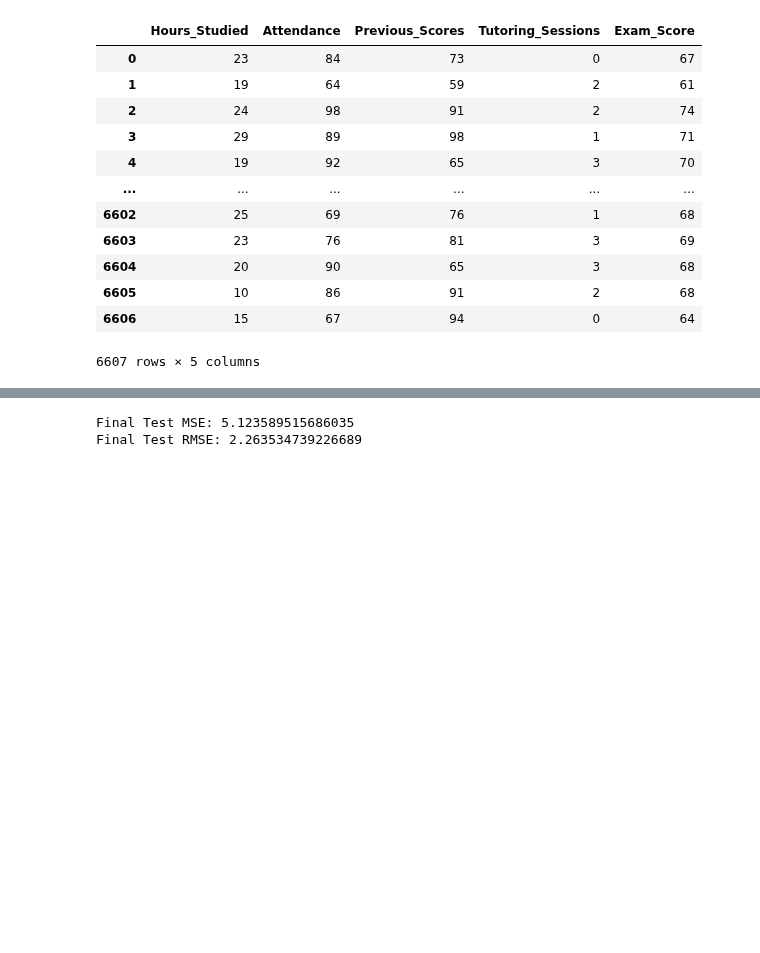
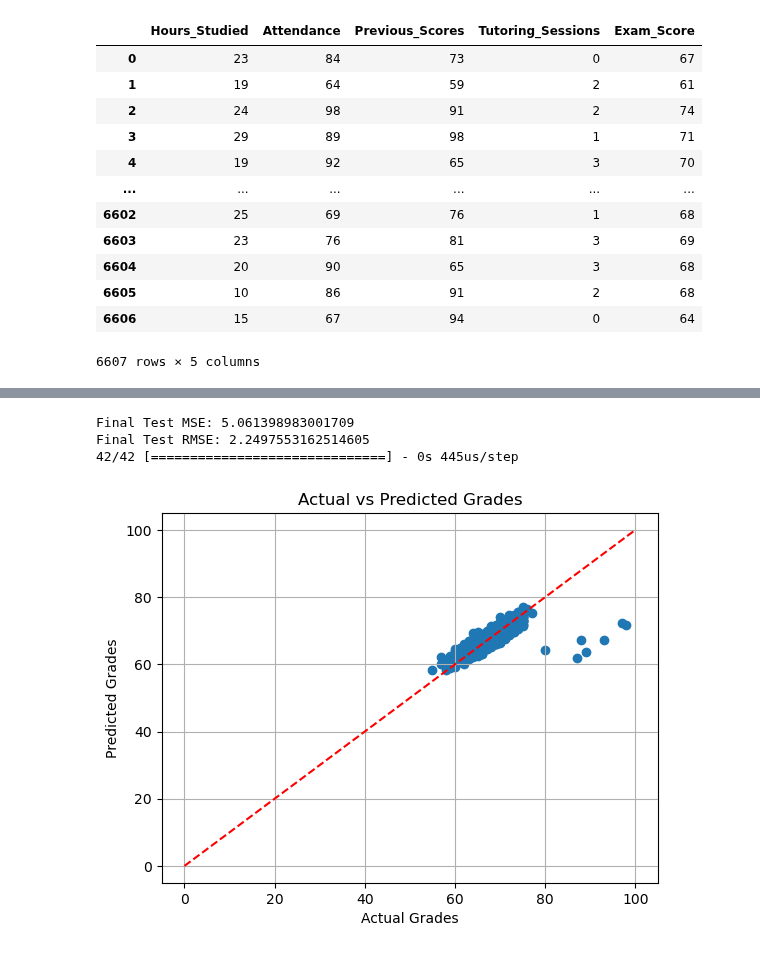
Before and after one commit to cc81972/Predict-a-score, a Jupyter notebook: modelcreation.ipynb, the cells around one changed output, grey strips where cells are left out. Cells and saved outputs as stored; diff of their text form; code cells hidden in the pictures; blank space fills up the shorter version.

```diff
--- a/modelcreation.ipynb
+++ b/modelcreation.ipynb
@@ -114,9 +114,21 @@ Epoch 10/10
 # %%
 # Evaluate the model on the test set
 final_test_mse = best_model.evaluate(X_test, y_test, verbose=0)[0]
 final_test_rmse = np.sqrt(final_test_mse)
 print(f"Final Test MSE: {final_test_mse}")
 print(f"Final Test RMSE: {final_test_rmse}")
+
+# Graph for actual vs predicted
+y_pred = best_model.predict(X_test)
+plt.scatter(y_test, y_pred)
+plt.xlabel('Actual Grades')
+plt.ylabel('Predicted Grades')
+plt.title('Actual vs Predicted Grades')
+plt.plot([0, 100], [0, 100], 'r--')
+plt.grid(True)
+plt.show()
 # %% [output]
-Final Test MSE: 5.123589515686035
-Final Test RMSE: 2.263534739226689
+Final Test MSE: 5.061398983001709
+Final Test RMSE: 2.2497553162514605
+42/42 [==============================] - 0s 445us/step
+[figure, added]
```
Also changed, not shown: parts of 13 cells of this notebook.
